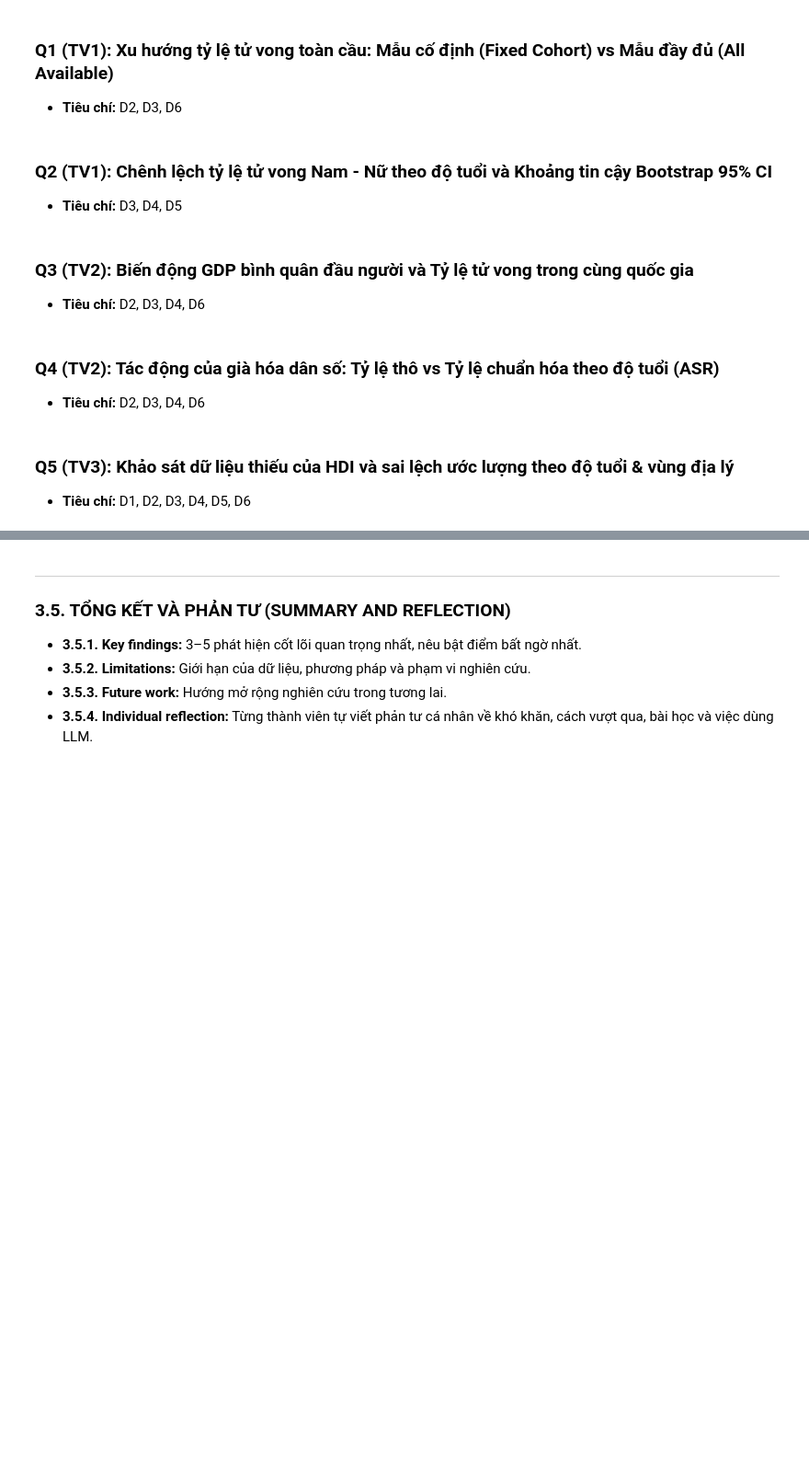
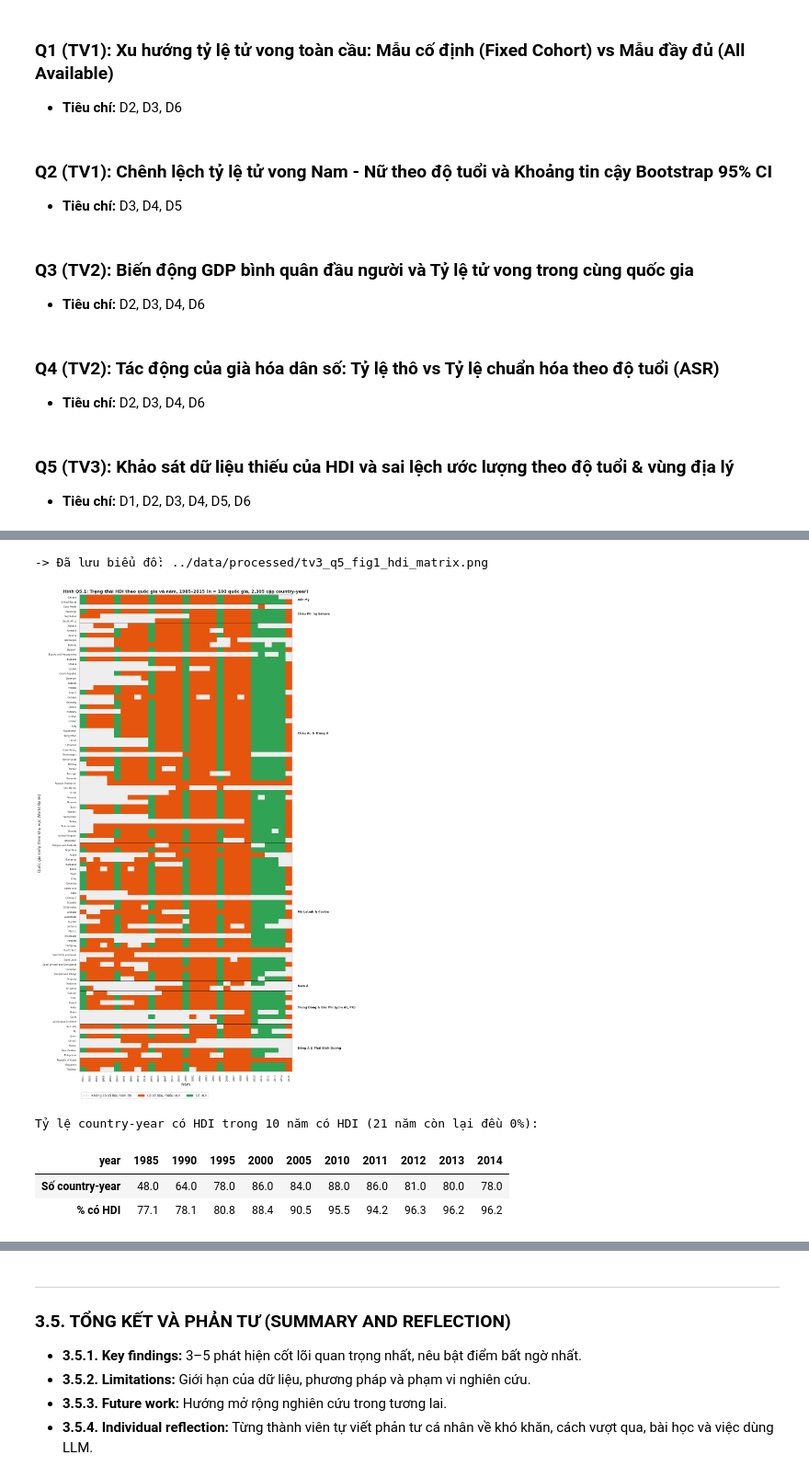
Before and after one commit to 24122039Kien/HCMUS_HKD_program_for_data_scientists, a Jupyter notebook: notebooks/02_analysis.ipynb, the cells around one changed output, grey strips where cells are left out. Shown at 92% size. Cells and saved outputs as stored; diff of their text form; code cells hidden in the pictures; blank space fills up the shorter version.

```diff
--- a/notebooks/02_analysis.ipynb
+++ b/notebooks/02_analysis.ipynb
@@ -37,0 +184,20 @@ print("Module và thiết lập trực quan hóa đã sẵn sàng!")
+# %%
+# Bước 3 (D3): cờ thiếu HDI và phân loại nguồn thiếu
+q5_hdi_years = sorted(q5.loc[q5['hdi'].notna(), 'year'].unique())
+q5['is_missing_hdi'] = q5['hdi'].isna()
+q5['in_hdi_year'] = q5['year'].isin(q5_hdi_years)
+q5['missing_type'] = np.select(
+    [~q5['is_missing_hdi'], ~q5['in_hdi_year']],
+    ['Có HDI', 'Thiếu theo năm'],
+    default='Thiếu theo nước',
+)
+print("Các năm có HDI:", q5_hdi_years)
+
+q5_cy = q5.drop_duplicates(['country', 'year'])
+q5_type_table = pd.DataFrame({
+    'Số dòng': q5['missing_type'].value_counts(),
+    'Số cặp country-year': q5_cy['missing_type'].value_counts(),
+})
+q5_type_table['% số dòng'] = (100 * q5_type_table['Số dòng']
+                              / len(q5)).round(2)
+display(q5_type_table)
@@ -37,0 +215,57 @@ print("Module và thiết lập trực quan hóa đã sẵn sàng!")
+# %%
+q5_status = (q5_cy.assign(code=np.where(q5_cy['is_missing_hdi'], 1, 2))
+             .pivot(index='country', columns='year', values='code')
+             .reindex(columns=range(1985, 2016))
+             .fillna(0))
+q5_order = q5_countries.sort_values(['region_vi', 'country'])
+q5_status = q5_status.loc[q5_order['country']]
+
+fig, ax = plt.subplots(figsize=(14, 22))
+cmap = ListedColormap(['#eeeeee', '#e6550d', '#31a354'])
+ax.imshow(q5_status.to_numpy(), aspect='auto', cmap=cmap,
+          vmin=0, vmax=2, interpolation='none')
+ax.set_xticks(range(q5_status.shape[1]))
+ax.set_xticklabels(q5_status.columns, rotation=90, fontsize=8)
+ax.set_yticks(range(q5_status.shape[0]))
+ax.set_yticklabels(q5_status.index, fontsize=7)
+ax.grid(False)
+
+# Đường phân cách và nhãn khu vực
+q5_bounds = q5_order['region_vi'].to_numpy()
+for i in range(1, len(q5_bounds)):
+    if q5_bounds[i] != q5_bounds[i - 1]:
+        ax.axhline(i - 0.5, color='black', linewidth=1)
+for reg_name, pos in (q5_order.reset_index(drop=True)
+                      .groupby('region_vi').groups.items()):
+    ax.text(q5_status.shape[1] + 0.3, np.mean(pos), reg_name,
+            va='center', fontsize=9, fontweight='bold')
+
+ax.legend(handles=[Patch(color='#eeeeee', label='Không có số liệu năm đó'),
+                   Patch(color='#e6550d', label='Có số liệu, thiếu HDI'),
+                   Patch(color='#31a354', label='Có HDI')],
+          loc='upper left', bbox_to_anchor=(0, -0.04), ncol=3)
+ax.set_xlabel('Năm')
+ax.set_ylabel('Quốc gia (xếp theo khu vực World Bank)')
+ax.set_title('Hình Q5.1: Trạng thái HDI theo quốc gia và năm, 1985–2015 '
+             f'(n = {q5_status.shape[0]} quốc gia, '
+             f'{len(q5_cy):,} cặp country-year)')
+fig.tight_layout()
+save_figure(fig, '../data/processed/tv3_q5_fig1_hdi_matrix.png')
+plt.show()
+
+# Tỷ lệ country-year có HDI theo năm: các năm ngoài 10 năm có HDI đều là 0%
+q5_by_year = q5_cy.groupby('year')['is_missing_hdi'].agg(['size', 'mean'])
+q5_by_year['% có HDI'] = (100 * (1 - q5_by_year['mean'])).round(1)
+assert (q5_by_year.drop(index=q5_hdi_years)['% có HDI'] == 0).all()
+print("Tỷ lệ country-year có HDI trong 10 năm có HDI "
+      "(21 năm còn lại đều 0%):")
+display(q5_by_year.loc[q5_hdi_years]
+        .rename(columns={'size': 'Số country-year'})
+        [['Số country-year', '% có HDI']].T)
+# %% [output]
+-> Đã lưu biểu đồ: ../data/processed/tv3_q5_fig1_hdi_matrix.png
+[figure, added]
+Tỷ lệ country-year có HDI trong 10 năm có HDI (21 năm còn lại đều 0%):
+| year | 1985 | 1990 | 1995 | 2000 | 2005 | 2010 | 2011 | 2012 | 2013 | 2014 |
+| Số country-year | 48.0 | 64.0 | 78.0 | 86.0 | 84.0 | 88.0 | 86.0 | 81.0 | 80.0 | 78.0 |
+| % có HDI | 77.1 | 78.1 | 80.8 | 88.4 | 90.5 | 95.5 | 94.2 | 96.3 | 96.2 | 96.2 |
```
Also changed, not shown: parts of 18 cells of this notebook, 2 other files.
